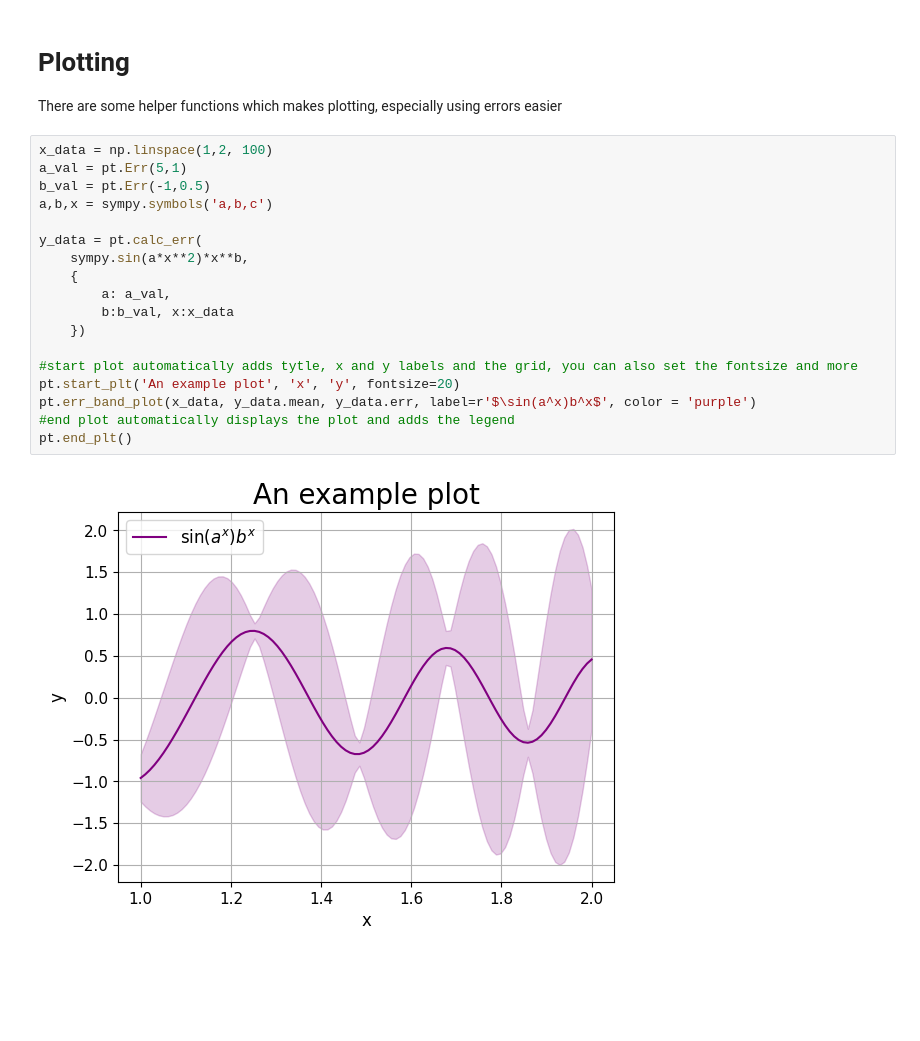
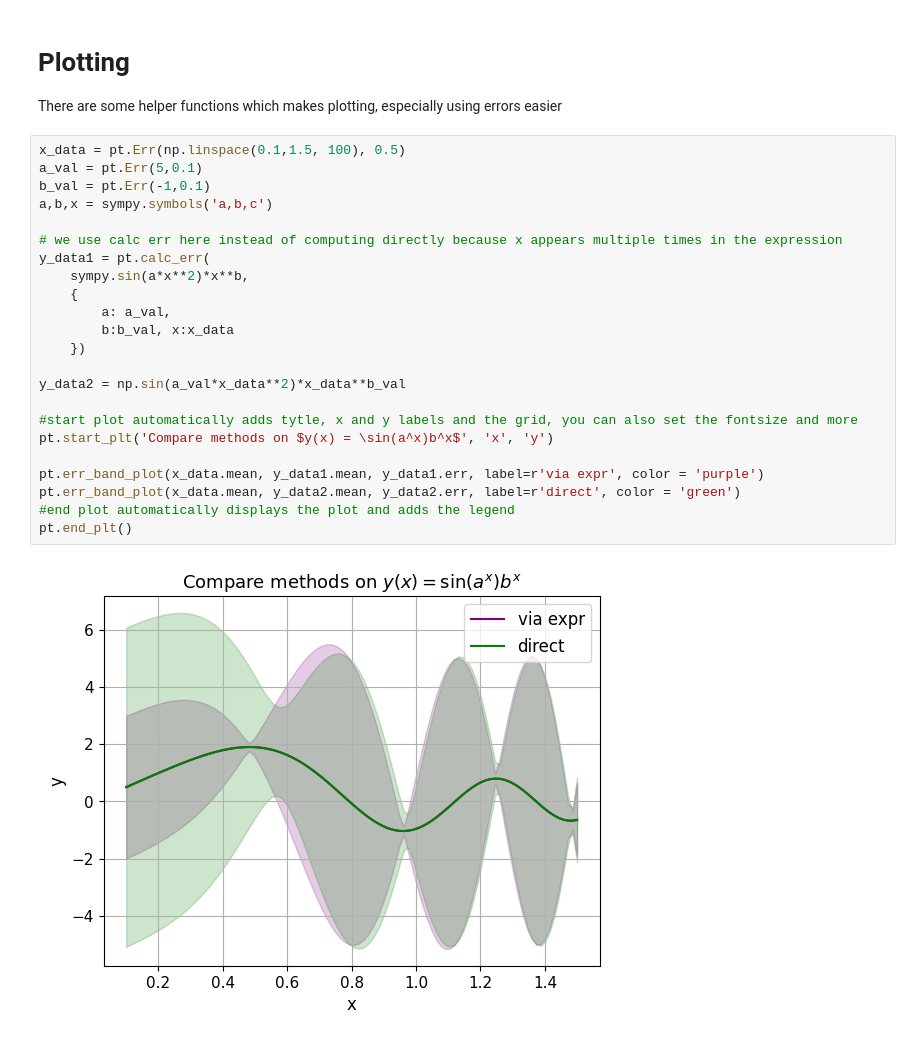
Before and after one commit to SecretGmG/PhysicsTool, a Jupyter notebook: examples.ipynb, the cells around one changed output. Saved outputs shown, nothing was run; the diff lists cells and outputs as text; blank space fills up the shorter version.

```diff
--- a/examples.ipynb
+++ b/examples.ipynb
@@ -326,22 +327,27 @@ $-0.2 \pm 0.7$
 # Plotting
 There are some helper functions which makes plotting, especially using errors easier
 # %%
-x_data = np.linspace(1,2, 100)
-a_val = pt.Err(5,1)
-b_val = pt.Err(-1,0.5)
+x_data = pt.Err(np.linspace(0.1,1.5, 100), 0.5)
+a_val = pt.Err(5,0.1)
+b_val = pt.Err(-1,0.1)
 a,b,x = sympy.symbols('a,b,c')
 
-y_data = pt.calc_err(
+# we use calc err here instead of computing directly because x appears multiple times in the expression
+y_data1 = pt.calc_err(
     sympy.sin(a*x**2)*x**b,
     {
         a: a_val,
         b:b_val, x:x_data
     })
 
+y_data2 = np.sin(a_val*x_data**2)*x_data**b_val
+
 #start plot automatically adds tytle, x and y labels and the grid, you can also set the fontsize and more
-pt.start_plt('An example plot', 'x', 'y', fontsize=20)
-pt.err_band_plot(x_data, y_data.mean, y_data.err, label=r'$\sin(a^x)b^x$', color = 'purple')
+pt.start_plt('Compare methods on $y(x) = \sin(a^x)b^x$', 'x', 'y')
+
+pt.err_band_plot(x_data.mean, y_data1.mean, y_data1.err, label=r'via expr', color = 'purple')
+pt.err_band_plot(x_data.mean, y_data2.mean, y_data2.err, label=r'direct', color = 'green')
 #end plot automatically displays the plot and adds the legend
 pt.end_plt()
 # %% [output]
-[figure, old version]
+[figure, new version]
```
Also changed, not shown: parts of 3 cells of this notebook, 1 other file.
